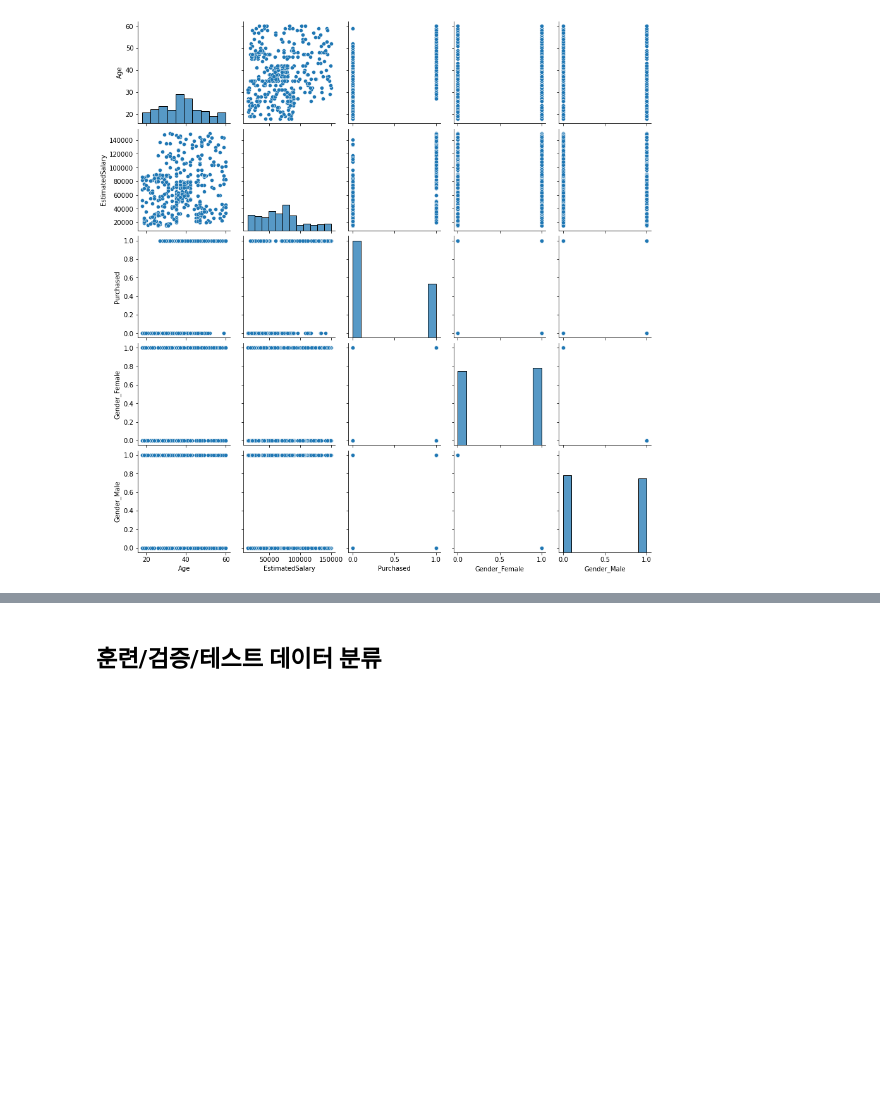
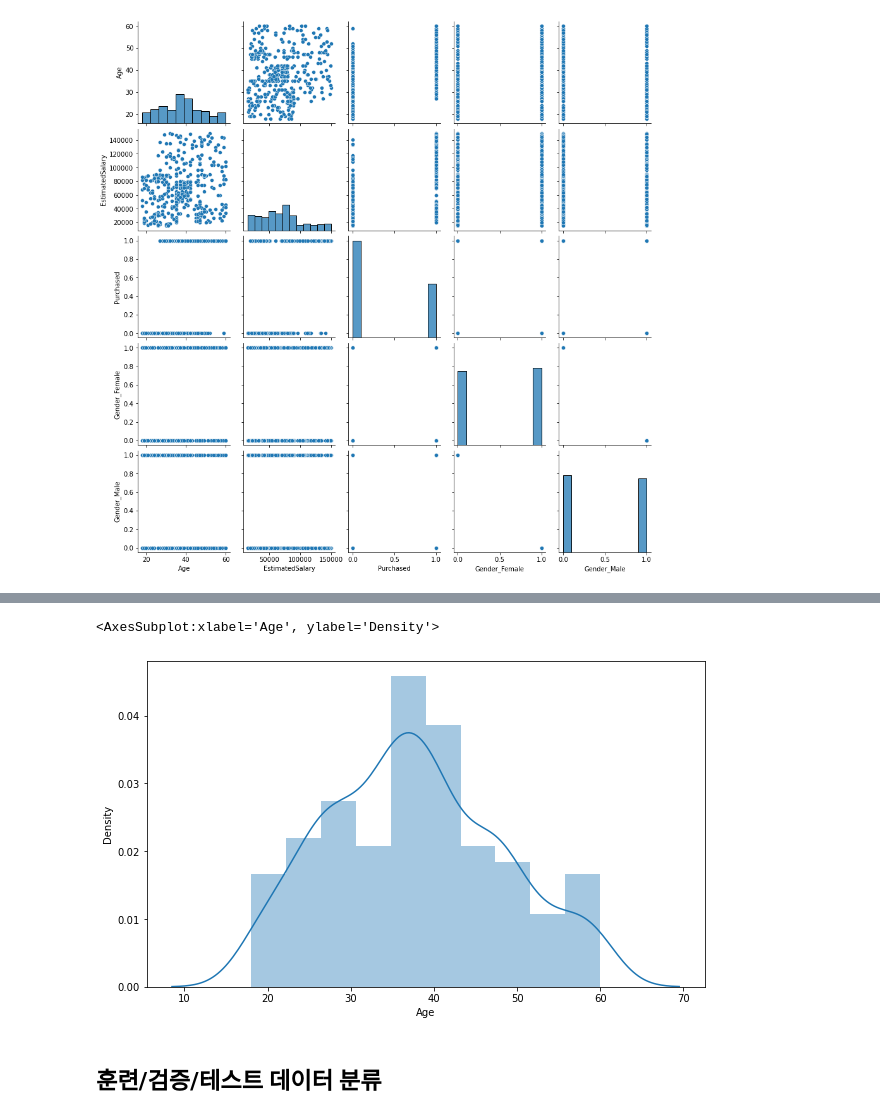
Before and after one commit to Areum120/DataAnalysis_Practice, a Jupyter notebook: SUV Cars Purchase Decision Classification Predict(DecisionTree, xgboost).ipynb, the cells around one changed output, grey strips where cells are left out. Cells and saved outputs as stored; diff of their text form; code cells hidden in the pictures; blank space fills up the shorter version.

```diff
--- a/SUV Cars Purchase Decision Classification Predict(DecisionTree, xgboost).ipynb
+++ b/SUV Cars Purchase Decision Classification Predict(DecisionTree, xgboost).ipynb
@@ -109,3 +154,10 @@ plt.close()
+# %%
+# age변수 분포 확인
+f, ax = plt.subplots(figsize = (10, 6))
+sns.distplot(df2['Age'])#정규분포
+# %% [output]
+<AxesSubplot:xlabel='Age', ylabel='Density'>
+[figure, added]
 # %% [markdown]
 ## 훈련/검증/테스트 데이터 분류
 # %%
```
Also changed, not shown: parts of 17 cells of this notebook.
